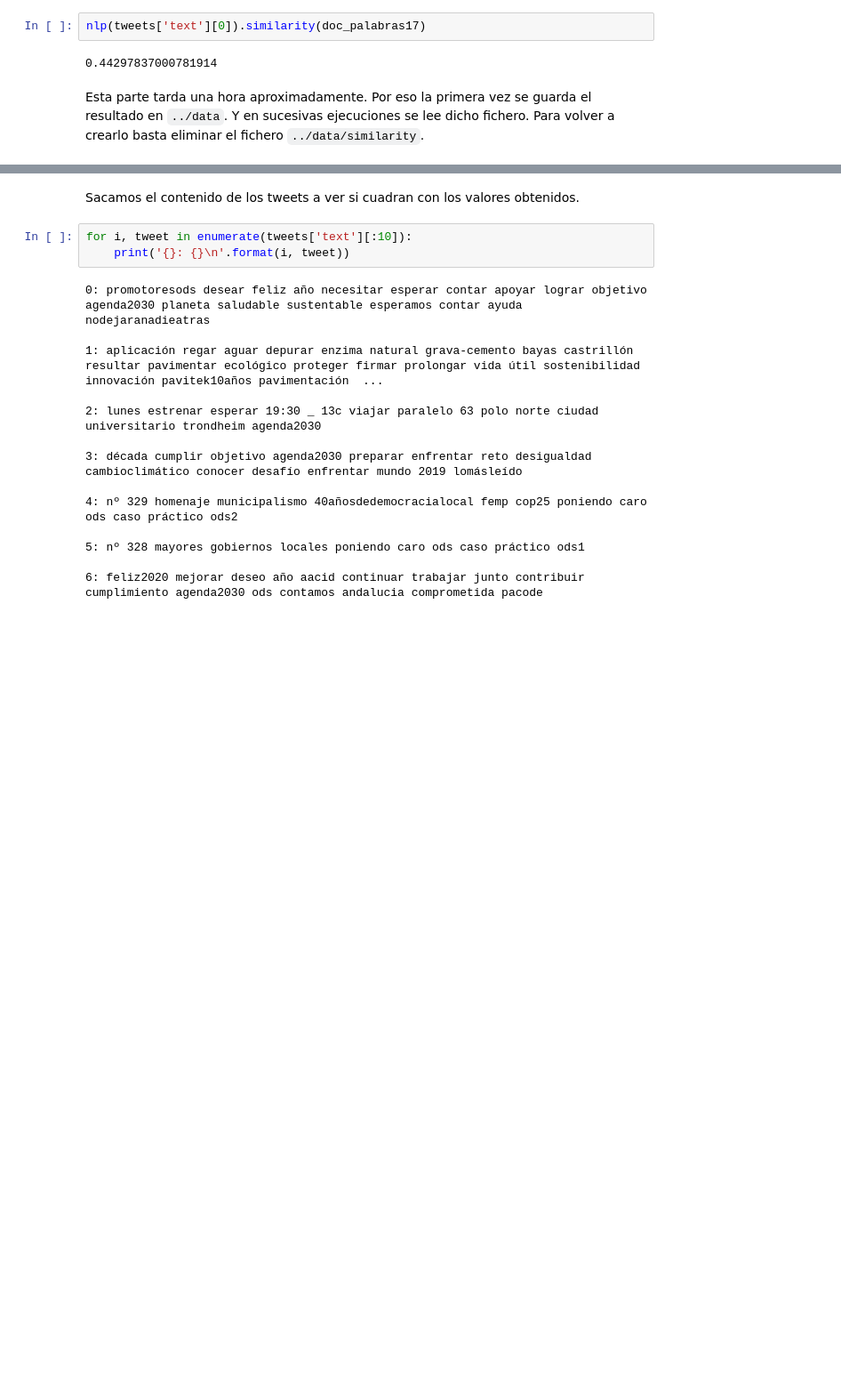
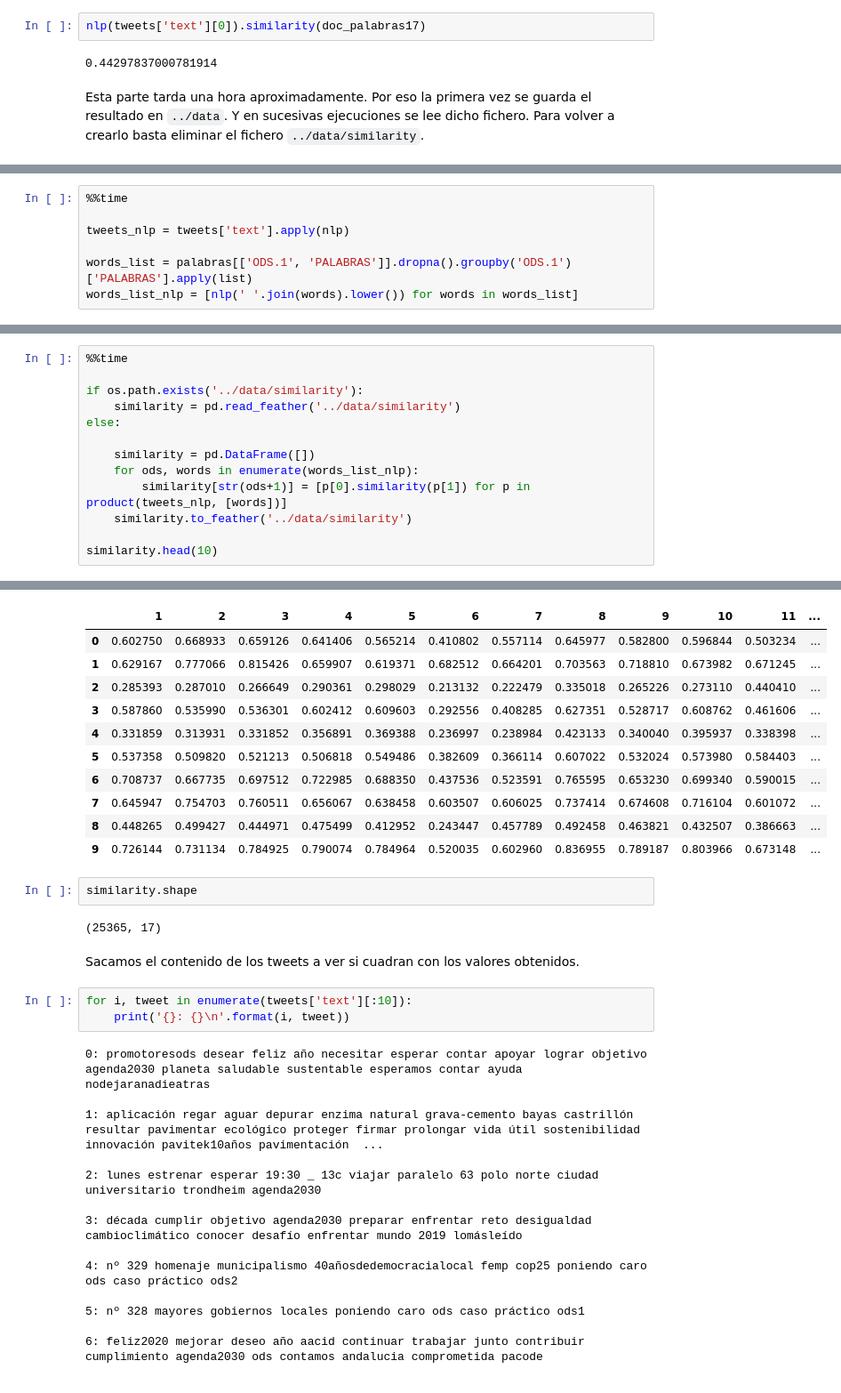
Before and after one commit to michelangelocasablancas/ods, a Jupyter notebook: ipynb/20200617_similarity.ipynb, the cells around one changed output, grey strips where cells are left out. Shown at 89% size. Cells and saved outputs as stored; diff of their text form; blank space fills up the shorter version.

Commit message:
Refactor similarity computation.

```diff
--- a/ipynb/20200617_similarity.ipynb
+++ b/ipynb/20200617_similarity.ipynb
@@ -136,0 +129,7 @@ Wall time: 37.6 ms
+# %%
+%%time
+
+tweets_nlp = tweets['text'].apply(nlp)
+
+words_list = palabras[['ODS.1', 'PALABRAS']].dropna().groupby('ODS.1')['PALABRAS'].apply(list)
+words_list_nlp = [nlp(' '.join(words).lower()) for words in words_list]
@@ -136,0 +139,14 @@ Wall time: 37.6 ms
+# %%
+%%time
+
+if os.path.exists('../data/similarity'):
+    similarity = pd.read_feather('../data/similarity')
+else:
+
+    similarity = pd.DataFrame([])
+    for ods, words in enumerate(words_list_nlp):
+        similarity[str(ods+1)] = [p[0].similarity(p[1]) for p in product(tweets_nlp, [words])]
+    similarity.to_feather('../data/similarity')
+
+similarity.head(10)
+# %% [output]
@@ -137,3 +155,18 @@ Wall time: 37.6 ms
+|  | 1 | 2 | 3 | 4 | 5 | 6 | 7 | 8 | 9 | 10 | 11 | ... |
+| 0 | 0.602750 | 0.668933 | 0.659126 | 0.641406 | 0.565214 | 0.410802 | 0.557114 | 0.645977 | 0.582800 | 0.596844 | 0.503234 | ... |
+| 1 | 0.629167 | 0.777066 | 0.815426 | 0.659907 | 0.619371 | 0.682512 | 0.664201 | 0.703563 | 0.718810 | 0.673982 | 0.671245 | ... |
+| 2 | 0.285393 | 0.287010 | 0.266649 | 0.290361 | 0.298029 | 0.213132 | 0.222479 | 0.335018 | 0.265226 | 0.273110 | 0.440410 | ... |
+| 3 | 0.587860 | 0.535990 | 0.536301 | 0.602412 | 0.609603 | 0.292556 | 0.408285 | 0.627351 | 0.528717 | 0.608762 | 0.461606 | ... |
+| 4 | 0.331859 | 0.313931 | 0.331852 | 0.356891 | 0.369388 | 0.236997 | 0.238984 | 0.423133 | 0.340040 | 0.395937 | 0.338398 | ... |
+| 5 | 0.537358 | 0.509820 | 0.521213 | 0.506818 | 0.549486 | 0.382609 | 0.366114 | 0.607022 | 0.532024 | 0.573980 | 0.584403 | ... |
+| 6 | 0.708737 | 0.667735 | 0.697512 | 0.722985 | 0.688350 | 0.437536 | 0.523591 | 0.765595 | 0.653230 | 0.699340 | 0.590015 | ... |
+| 7 | 0.645947 | 0.754703 | 0.760511 | 0.656067 | 0.638458 | 0.603507 | 0.606025 | 0.737414 | 0.674608 | 0.716104 | 0.601072 | ... |
+| 8 | 0.448265 | 0.499427 | 0.444971 | 0.475499 | 0.412952 | 0.243447 | 0.457789 | 0.492458 | 0.463821 | 0.432507 | 0.386663 | ... |
+| 9 | 0.726144 | 0.731134 | 0.784925 | 0.790074 | 0.784964 | 0.520035 | 0.602960 | 0.836955 | 0.789187 | 0.803966 | 0.673148 | ... |
+# %%
+similarity.shape
+# %% [output]
+(25365, 17)
 # %% [markdown]
 Sacamos el contenido de los tweets a ver si cuadran con los valores obtenidos.
 # %%
```
Also changed, not shown: parts of 5 cells of this notebook, 3 other files.
